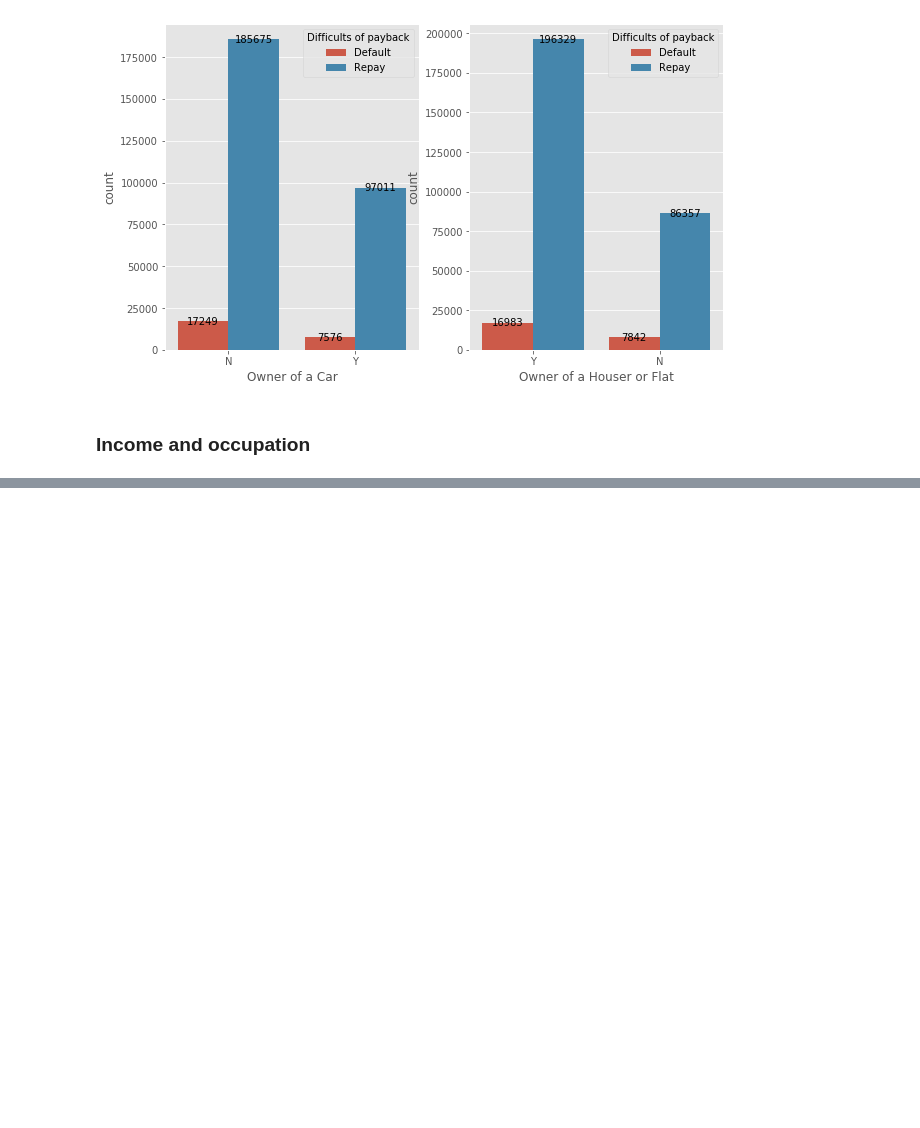
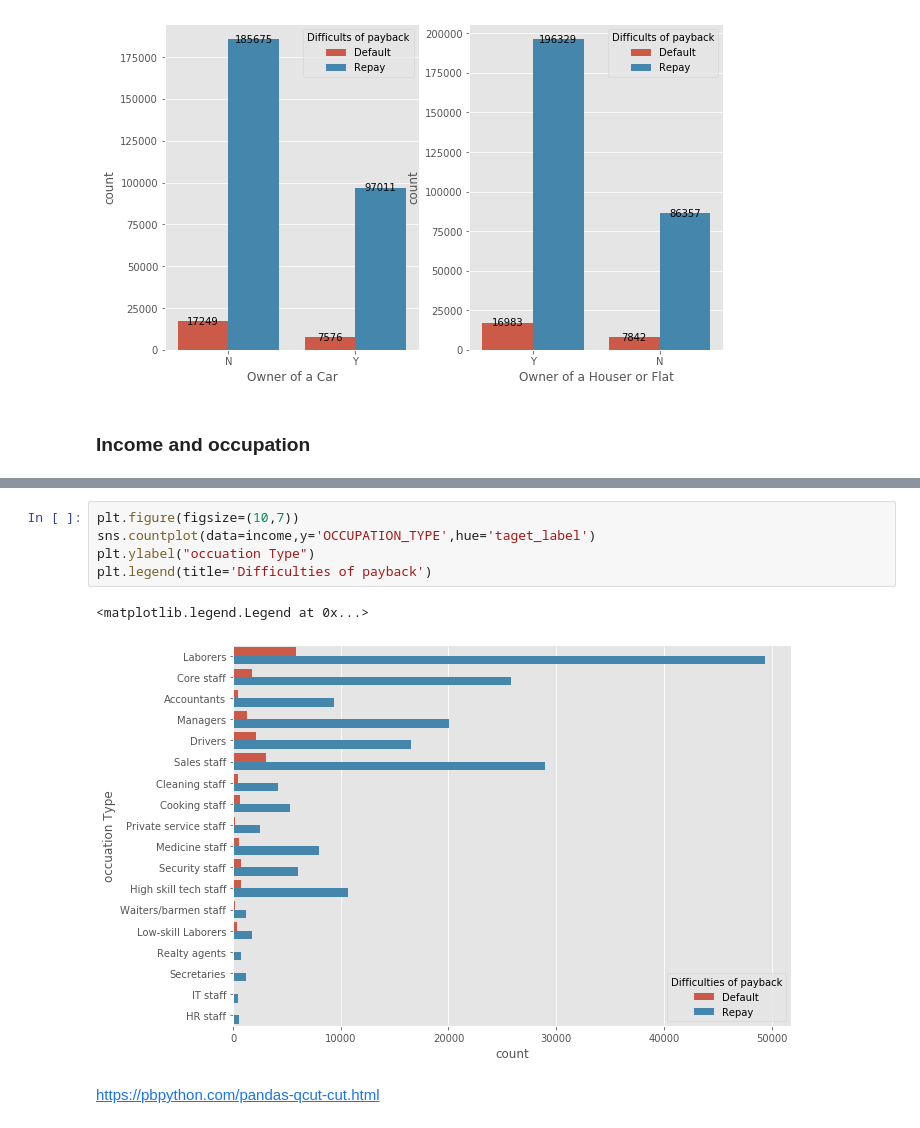
Before and after one commit to sunny0103/personal_project_kaggle, a Jupyter notebook: bank_loan/bank Loan EDA.ipynb, the cells around one changed output, grey strips where cells are left out. Cells and saved outputs as stored; diff of their text form; blank space fills up the shorter version.

```diff
--- a/bank_loan/bank Loan EDA.ipynb
+++ b/bank_loan/bank Loan EDA.ipynb
@@ -340,0 +390,10 @@ dtype: object
+# %%
+plt.figure(figsize=(10,7))
+sns.countplot(data=income,y='OCCUPATION_TYPE',hue='taget_label')
+plt.ylabel("occuation Type")
+plt.legend(title='Difficulties of payback')
+# %% [output]
+<matplotlib.legend.Legend at 0x...>
+[figure, added]
+# %% [markdown]
+https://pbpython.com/pandas-qcut-cut.html
```
Also changed, not shown: parts of 10 cells of this notebook.
